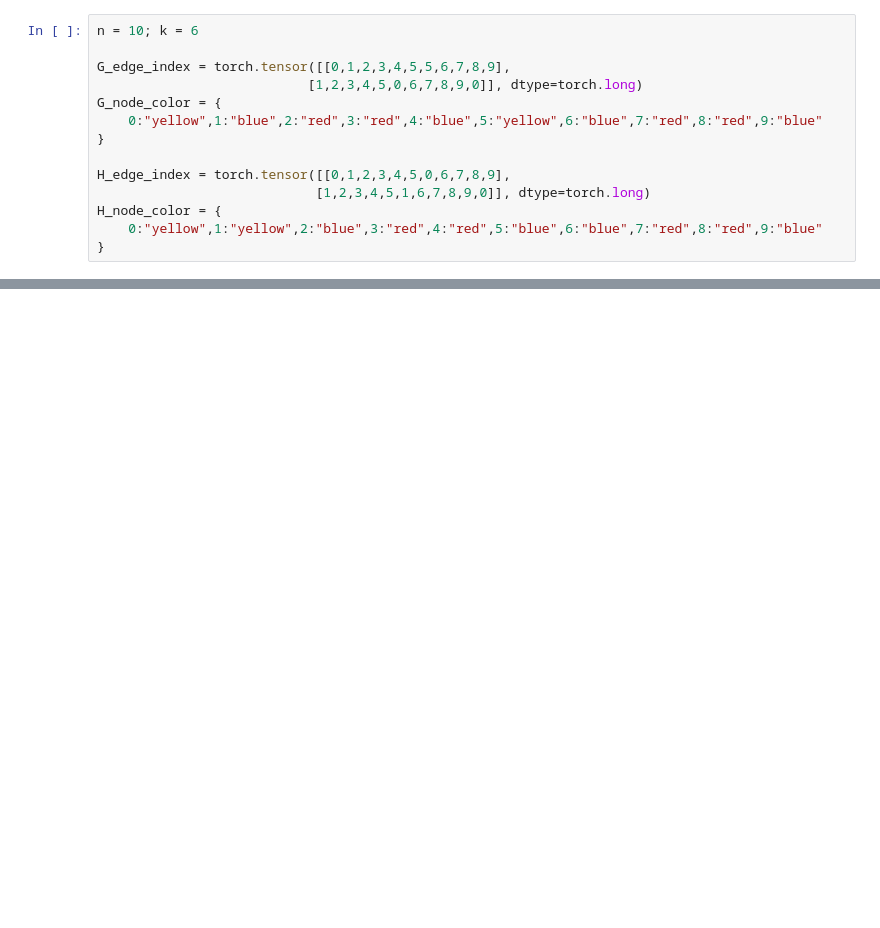
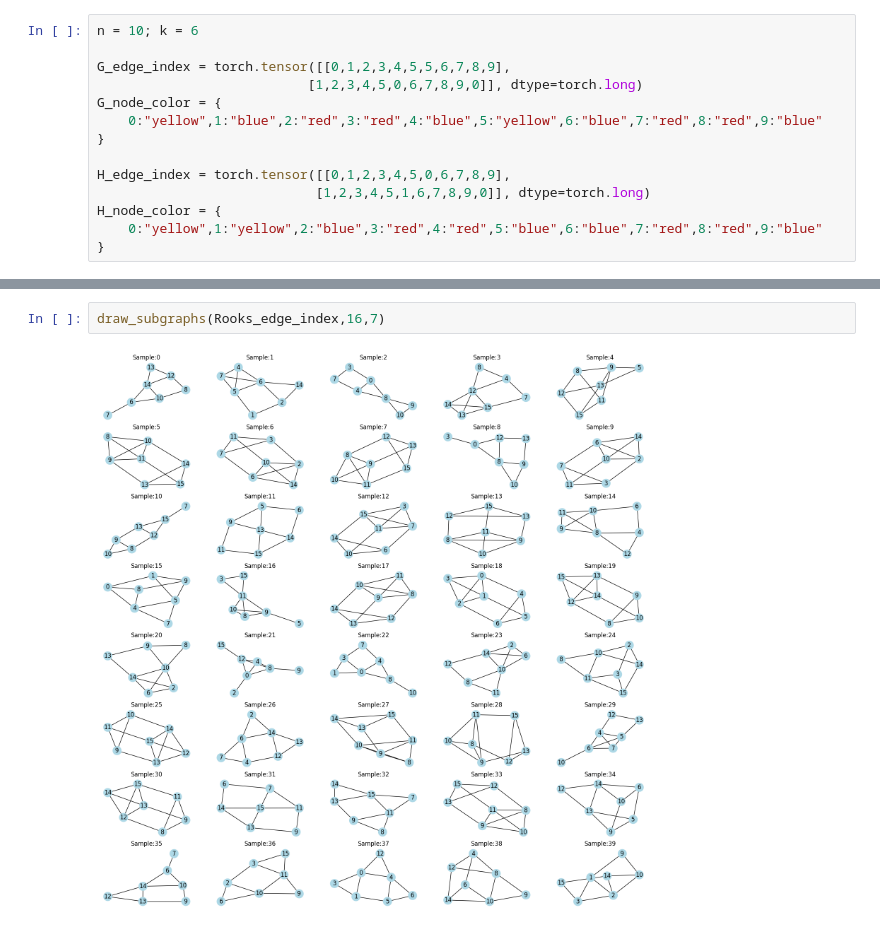
Before and after one commit to AniruddhaMandal/SS-GNN, a Jupyter notebook: notebooks/Subgraphs Visualization.ipynb, the cells around one changed output, grey strips where cells are left out. Cells and saved outputs as stored; diff of their text form; blank space fills up the shorter version.

```diff
--- a/notebooks/Subgraphs Visualization.ipynb
+++ b/notebooks/Subgraphs Visualization.ipynb
@@ -52,0 +142,4 @@ draw_subgraphs(H_edge_index, H_node_color, n, k)
+# %%
+draw_subgraphs(Rooks_edge_index,16,7)
+# %% [output]
+[figure, added]
```
Also changed, not shown: parts of 15 cells of this notebook, 1 other file.
